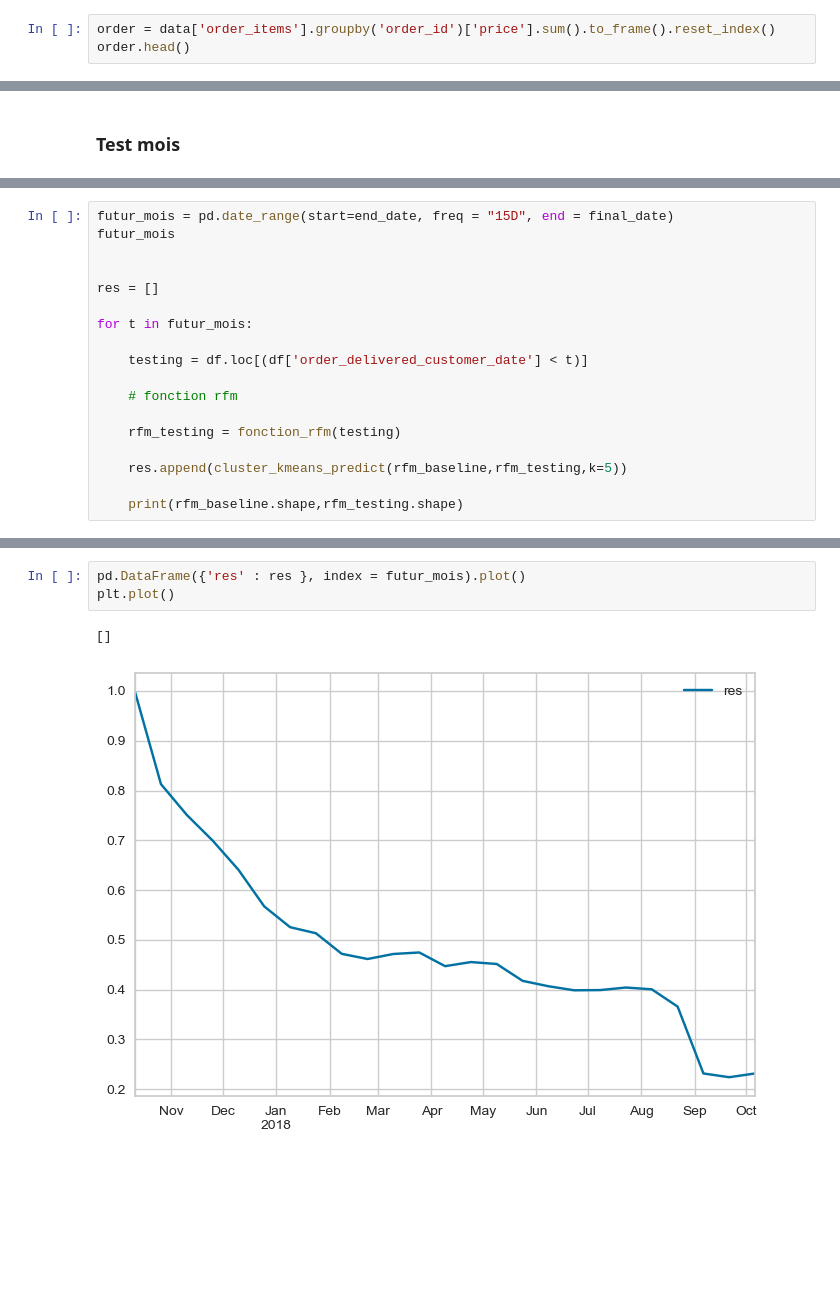
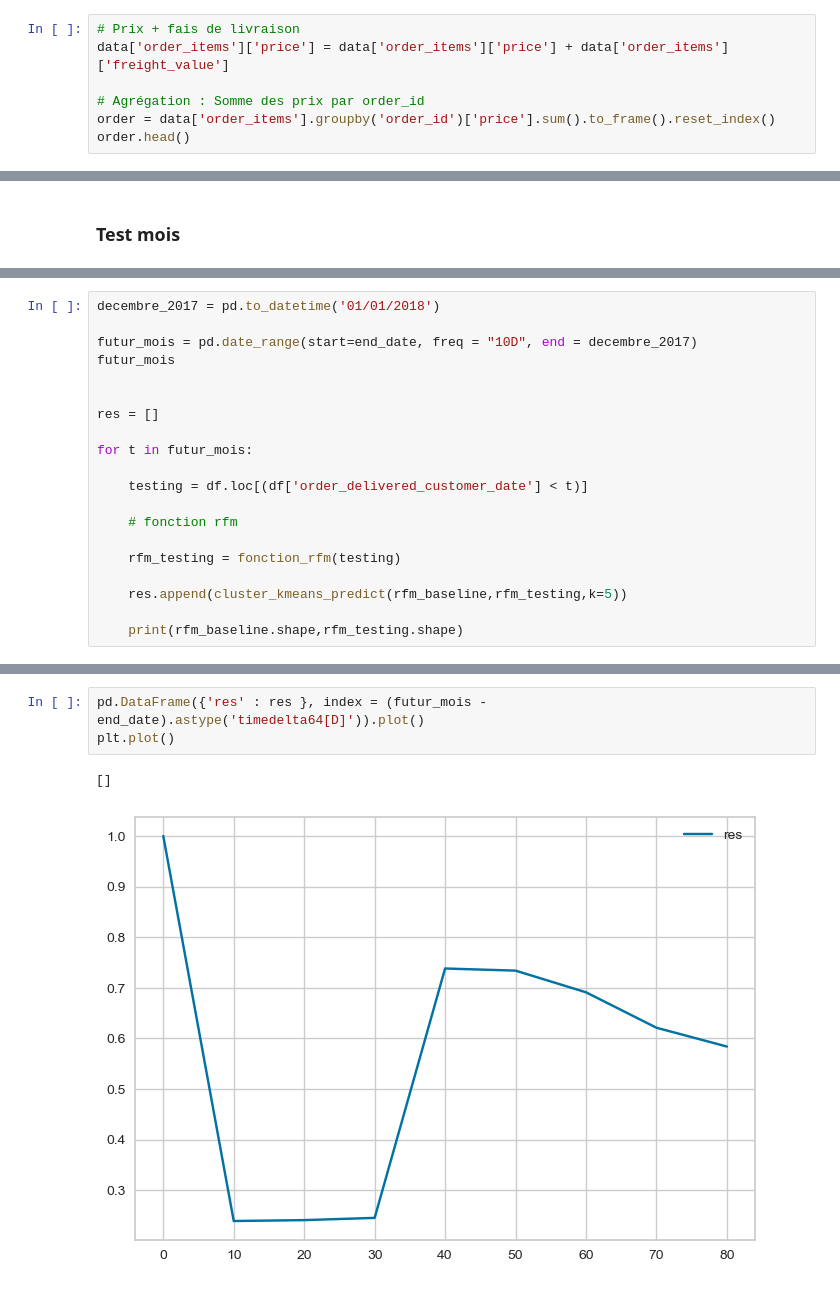
Before and after one commit to ArhurK/P5-Segmentez-les-clients-d-un-e-commerce, a Jupyter notebook: ARI.ipynb, the cells around one changed output, grey strips where cells are left out. Drawn from its saved outputs; the diff is of its cells as text; blank space fills up the shorter version.

```diff
--- a/ARI.ipynb
+++ b/ARI.ipynb
@@ -36,4 +36,8 @@ data =   {key : pd.read_csv(path) for key,path in zip(data_name_list, dataset_li
 # %%
+# Prix + fais de livraison
+data['order_items']['price'] = data['order_items']['price'] + data['order_items']['freight_value']
+
+# Agrégation : Somme des prix par order_id
 order = data['order_items'].groupby('order_id')['price'].sum().to_frame().reset_index()
 order.head()
 # %% [output]
@@ -508,5 +433,7 @@ plt.plot()
 # %%
-futur_mois = pd.date_range(start=end_date, freq = "15D", end = final_date)
+decembre_2017 = pd.to_datetime('01/01/2018')
+
+futur_mois = pd.date_range(start=end_date, freq = "10D", end = decembre_2017)
 futur_mois
 
 
@@ -544,6 +479,6 @@ for t in futur_mois:
 # %%
-pd.DataFrame({'res' : res }, index = futur_mois).plot()
+pd.DataFrame({'res' : res }, index = (futur_mois - end_date).astype('timedelta64[D]')).plot()
 plt.plot()
 # %% [output]
 []
-[figure, old version]
+[figure, new version]
```
Also changed, not shown: parts of 42 cells of this notebook.
